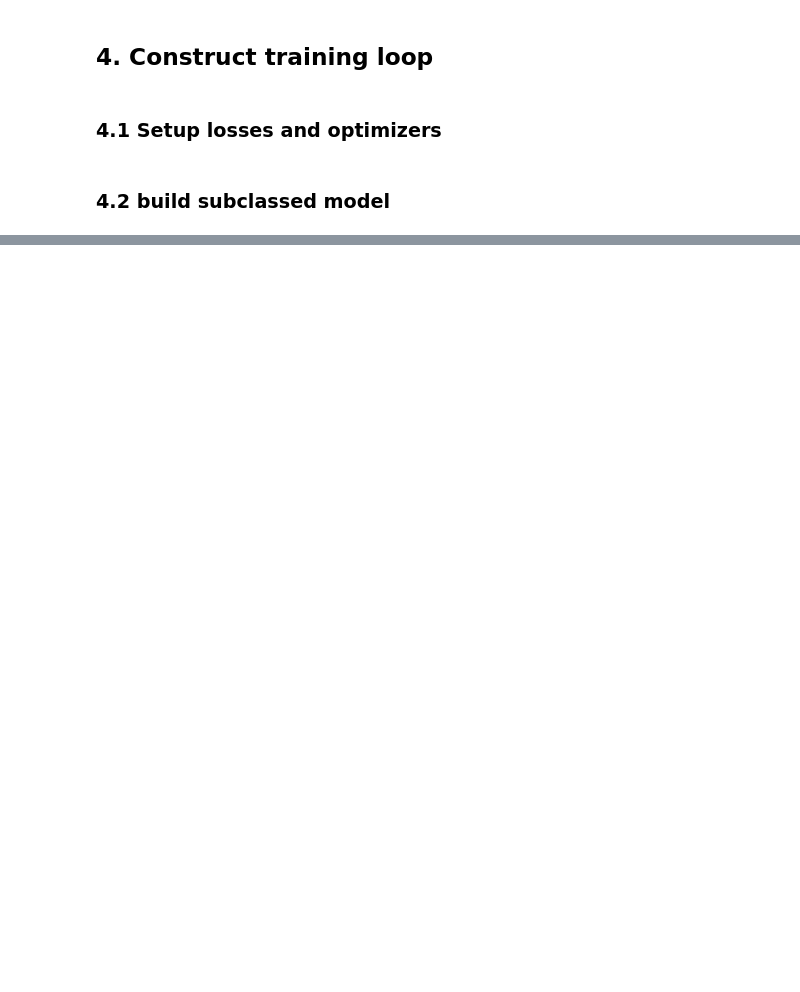
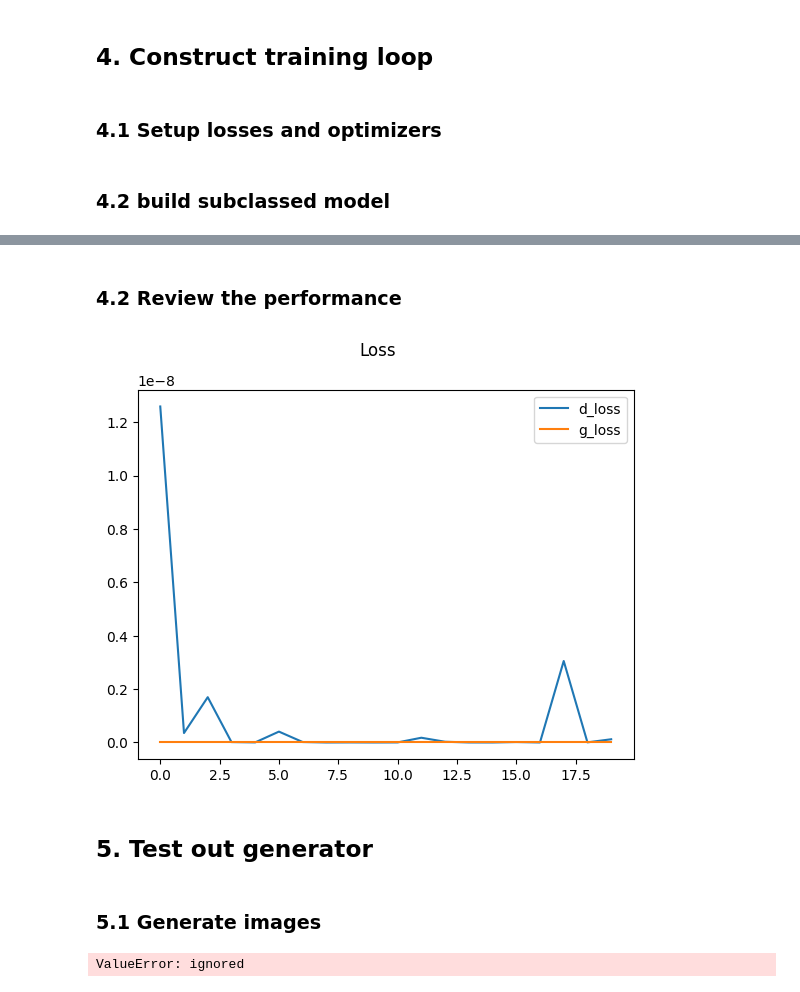
Before and after one commit to Nargesmohammadi/Fashion-Gan, a Jupyter notebook: FashionGAN.ipynb, the cells around one changed output, grey strips where cells are left out. Drawn from its saved outputs; the diff is of its cells as text; code cells hidden in the pictures; blank space fills up the shorter version.

Commit message:
training the model and saving the generated images and the generator model

```diff
--- a/FashionGAN.ipynb
+++ b/FashionGAN.ipynb
@@ -352,0 +388,3 @@ class FashionGAN(Model):
+# %%
+# compile the model
+fashgan.compile(g_opt, d_opt, g_loss, d_loss)
@@ -352,0 +397,28 @@ class FashionGAN(Model):
+# %%
+class ModelMonitor(Callback):
+    def __init__(self, num_img=3, latent_dim=128):
+        self.num_img = num_img
+        self.latent_dim = latent_dim
+
+    def on_epoch_end(self, epoch, logs=None):
+        random_latent_vectors = tf.random.uniform((self.num_img, self.latent_dim, 1))
+        generated_images = self.model.generator(random_latent_vectors)
+        generated_images *= 255
+        generated_images.numpy()
+        for i in range(self.num_img):
+            img = array_to_img(generated_images[i])
+            img.save(os.path.join('/content/images1/', f'generated_img_{epoch}_{i}.png'))
+# %%
+from tensorflow.keras.callbacks import ModelCheckpoint
+
+# Define the checkpoint path and filename
+checkpoint_path = '/content/generator_weights.h5'
+
+# Create a ModelCheckpoint callback to save the weights
+checkpoint_callback = ModelCheckpoint(
+    checkpoint_path,
+    save_weights_only=True,
+    save_best_only=True,
+    monitor='val_loss',  # Choose a suitable metric to monitor
+    mode='min'  # Choose 'min' or 'max' depending on the monitored metric
+)
@@ -352,0 +427,2 @@ class FashionGAN(Model):
+# %%
+hist = fashgan.fit(ds, epochs=20, callbacks=[ModelMonitor(), checkpoint_callback])
@@ -352,0 +435,18 @@ class FashionGAN(Model):
+# %% [markdown]
+### 4.2 Review the performance
+# %%
+plt.suptitle('Loss')
+plt.plot(hist.history['d_loss'], label='d_loss')
+plt.plot(hist.history['g_loss'], label='g_loss')
+plt.legend()
+plt.show()
+# %% [output]
+[figure, added]
+# %% [markdown]
+## 5. Test out generator
+# %% [markdown]
+### 5.1 Generate images
+# %%
+generator.load_weights(os.path.join('generatormodel.h5'))
+# %% [output]
+ValueError: ignored
```
Also changed, not shown: parts of 19 cells of this notebook.
